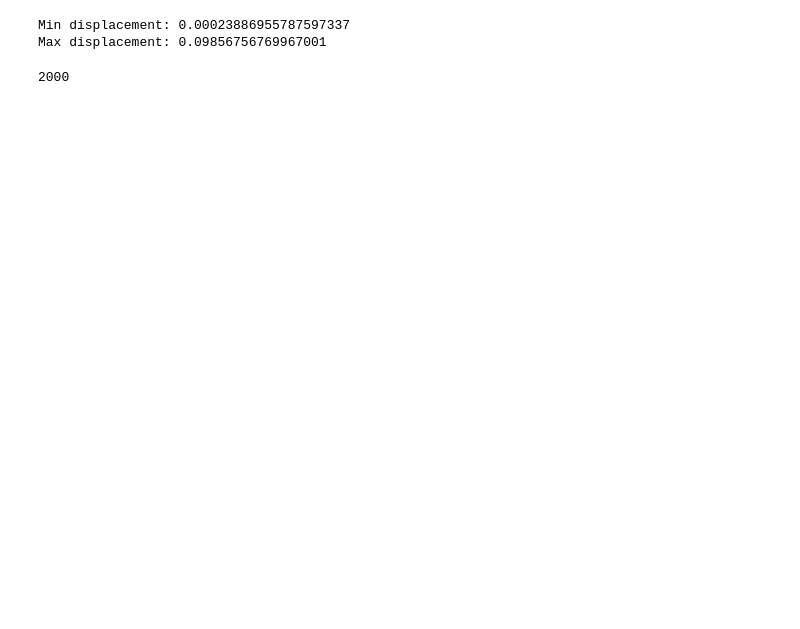
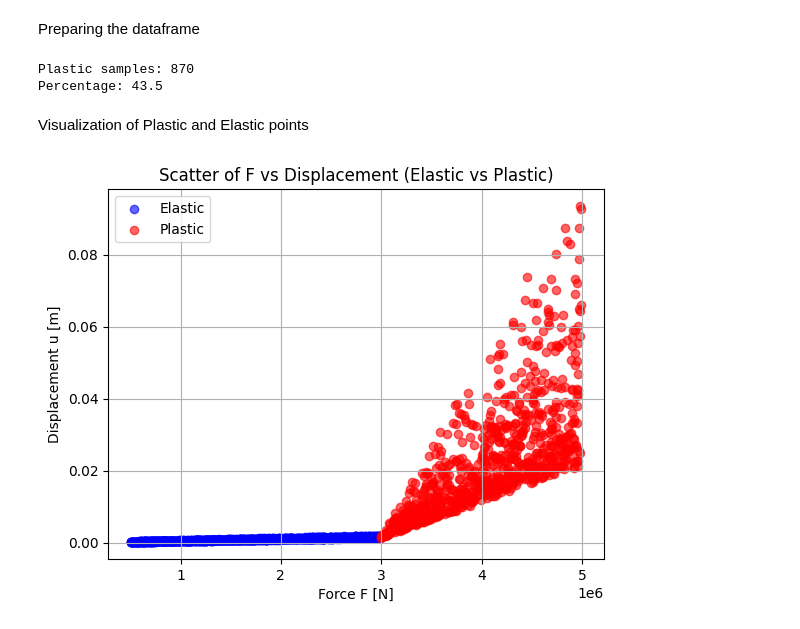
Before and after one commit to Manojkdara/Surrogate-Model-for-1D-Nonlinear-Bar-Elasto-Plastic-, a Jupyter notebook: Surrogate_Model_for_1D_Nonlinear_Bar_(Elasto_Plastic).ipynb, the cells around one changed output. Saved outputs shown, nothing was run; the diff lists cells and outputs as text; code cells hidden in the pictures; blank space fills up the shorter version.

```diff
--- a/Surrogate_Model_for_1D_Nonlinear_Bar_(Elasto_Plastic).ipynb
+++ b/Surrogate_Model_for_1D_Nonlinear_Bar_(Elasto_Plastic).ipynb
@@ -66,14 +53,42 @@ Checking the plastic region
-# %%
-pre = pre_processing(1, 0.01, 3e8)
-u = pre.displacement()
-
-
-print("Min displacement:", np.min(u))
-print("Max displacement:", np.max(u))
-# %% [output]
-Min displacement: 0.00023886955787597337
-Max displacement: 0.09856756769967001
-# %%
-len(pre_processing_call.displacement())
-# %% [output]
-2000
+# %% [markdown]
+Preparing the dataframe
+# %%
+pre_processing_call = pre_processing(length,area,stress_y)
+
+sigma               = pre_processing_call.stress()  # array of 2000
+plastic_mask        = sigma > pre_processing_call.stress_y
+num_plastic         = np.sum(plastic_mask)
+num_total           = len(sigma)
+
+print("Plastic samples:", num_plastic)
+print("Percentage:", num_plastic/num_total*100)
+
+E         =pre_processing_call.E
+H         =pre_processing_call.H
+F         =pre_processing_call.F
+u         =pre_processing_call.displacement()
+df        = pd.DataFrame()
+df['E']   =E
+df['H']   =H
+df['F']   =F
+df['u']   =u
+# %% [output]
+Plastic samples: 870
+Percentage: 43.5
+# %% [markdown]
+Visualization of Plastic and Elastic points
+# %%
+# Identify elastic and plastic samples
+elastic_mask = F/ pre_processing_call.A <= pre_processing_call.stress_y
+plastic_mask = ~elastic_mask
+
+plt.scatter(F[elastic_mask], u[elastic_mask], color='blue', alpha=0.6, label='Elastic')   # Elastic points
+plt.scatter(F[plastic_mask], u[plastic_mask], color='red', alpha=0.6, label='Plastic')    # Plastic points
+plt.xlabel('Force F [N]')
+plt.ylabel('Displacement u [m]')
+plt.title('Scatter of F vs Displacement (Elastic vs Plastic)')
+plt.legend()
+plt.grid(True)
+plt.show()
+# %% [output]
+[figure, added]
```
Also changed, not shown: parts of 4 cells of this notebook.
